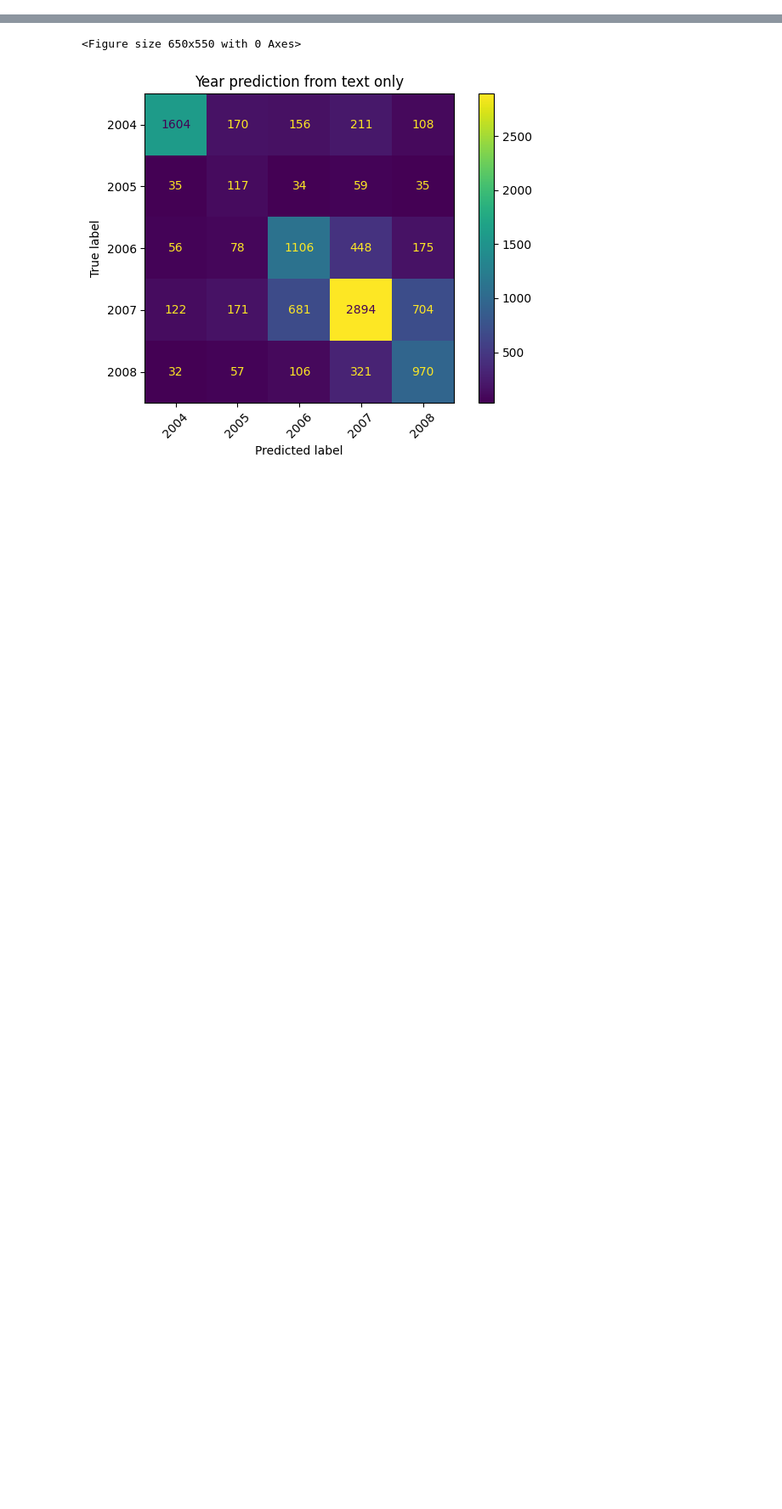
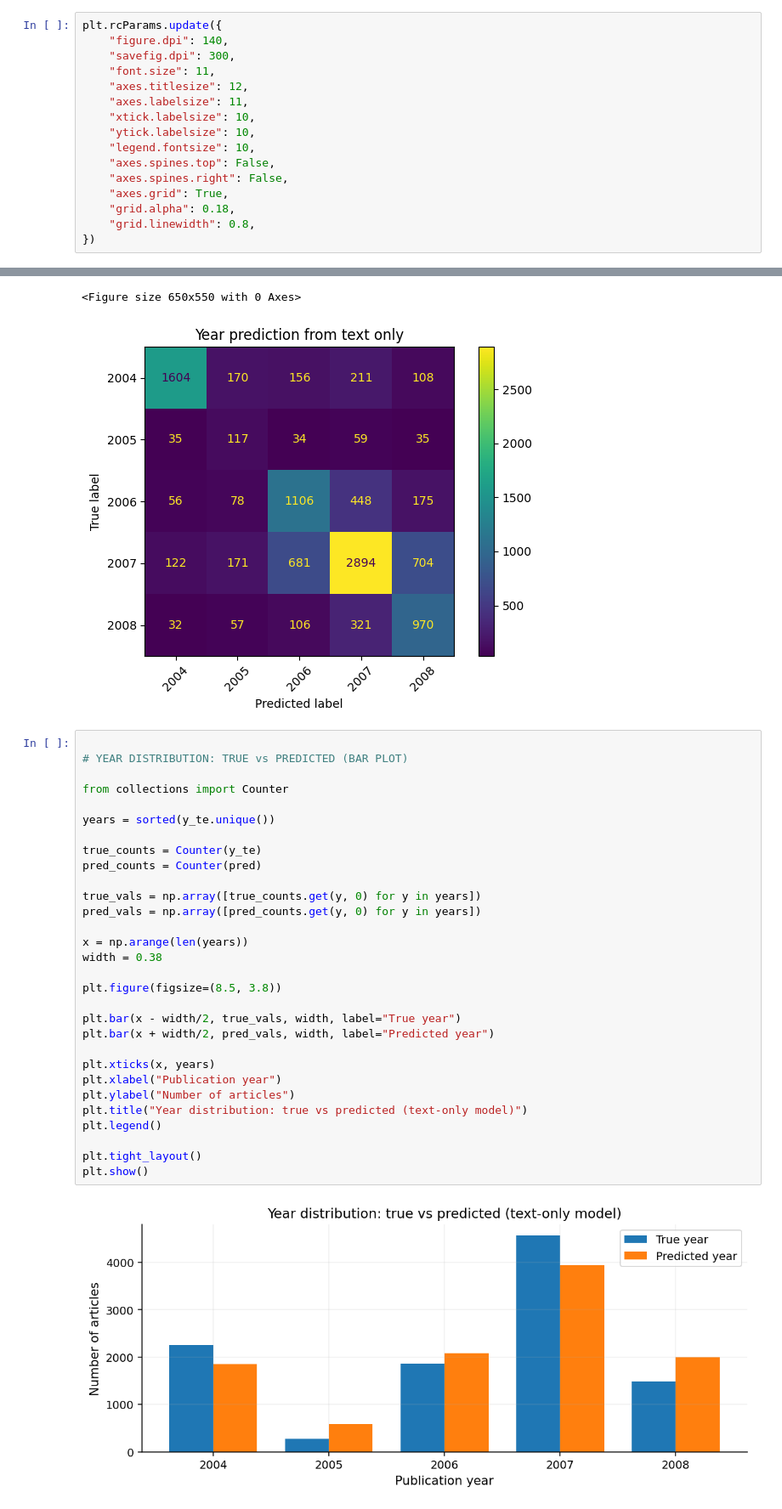
Before and after one commit to snevil/news-article-classification-robust-ensembles, a Jupyter notebook: experiments/timestamp_is_already_codified.ipynb, the cells around one changed output, grey strips where cells are left out. Shown at 85% size. Drawn from its saved outputs; the diff is of its cells as text; blank space fills up the shorter version.

```diff
--- a/experiments/timestamp_is_already_codified.ipynb
+++ b/experiments/timestamp_is_already_codified.ipynb
@@ -17,6 +17,22 @@ from sklearn.feature_extraction.text import TfidfVectorizer
 from sklearn.linear_model import LogisticRegression
 from sklearn.model_selection import train_test_split
 from sklearn.metrics import classification_report, ConfusionMatrixDisplay
+# %%
+plt.rcParams.update({
+	"figure.dpi": 140,
+	"savefig.dpi": 300,
+	"font.size": 11,
+	"axes.titlesize": 12,
+	"axes.labelsize": 11,
+	"xtick.labelsize": 10,
+	"ytick.labelsize": 10,
+	"legend.fontsize": 10,
+	"axes.spines.top": False,
+	"axes.spines.right": False,
+	"axes.grid": True,
+	"grid.alpha": 0.18,
+	"grid.linewidth": 0.8,
+})
 # %%
 #Load and drop the recors with no timestamp
 
@@ -120,3 +136,35 @@ plt.show()
 # %% [output]
 <Figure size 650x550 with 0 Axes>
 [figure]
+# %%
+
+# YEAR DISTRIBUTION: TRUE vs PREDICTED (BAR PLOT)
+
+from collections import Counter
+
+years = sorted(y_te.unique())
+
+true_counts = Counter(y_te)
+pred_counts = Counter(pred)
+
+true_vals = np.array([true_counts.get(y, 0) for y in years])
+pred_vals = np.array([pred_counts.get(y, 0) for y in years])
+
+x = np.arange(len(years))
+width = 0.38
+
+plt.figure(figsize=(8.5, 3.8))
+
+plt.bar(x - width/2, true_vals, width, label="True year")
+plt.bar(x + width/2, pred_vals, width, label="Predicted year")
+
+plt.xticks(x, years)
+plt.xlabel("Publication year")
+plt.ylabel("Number of articles")
+plt.title("Year distribution: true vs predicted (text-only model)")
+plt.legend()
+
+plt.tight_layout()
+plt.show()
+# %% [output]
+[figure, added]
```
Also changed, not shown: 23 other files.
